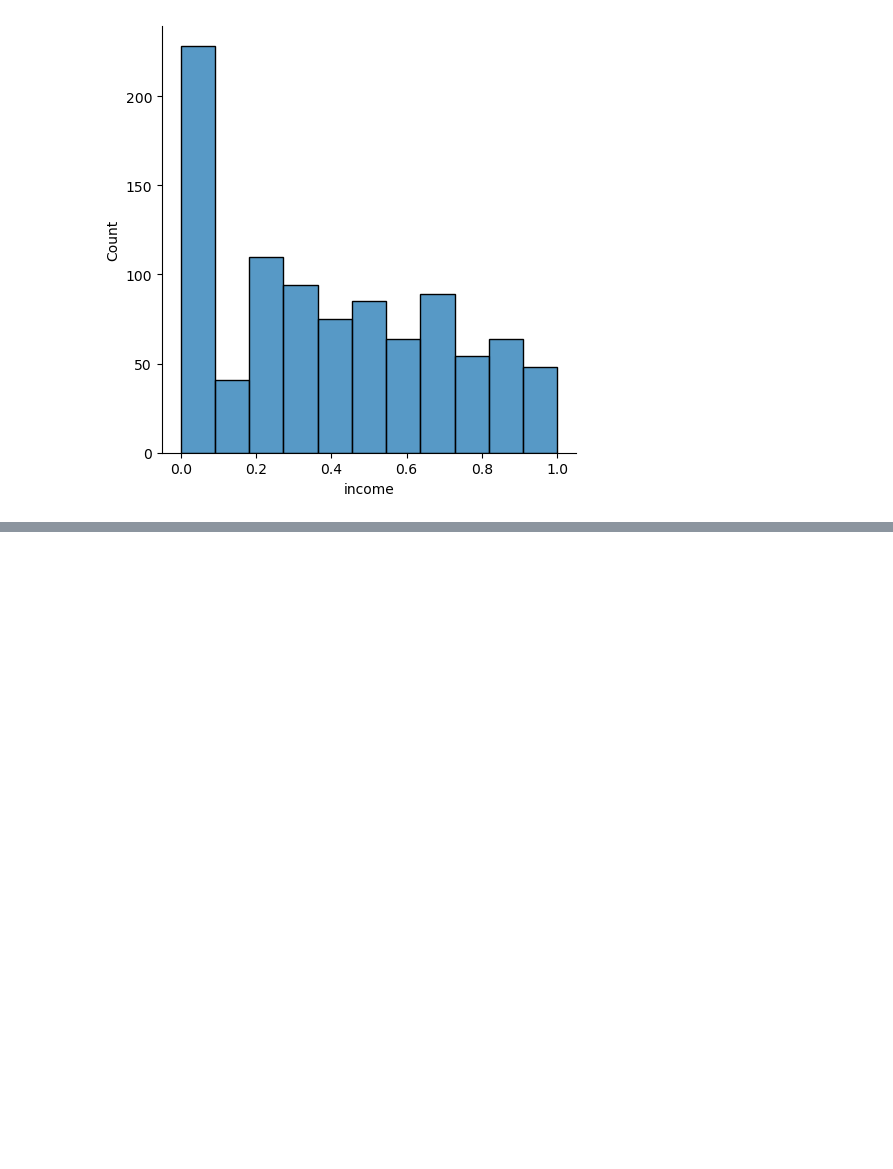
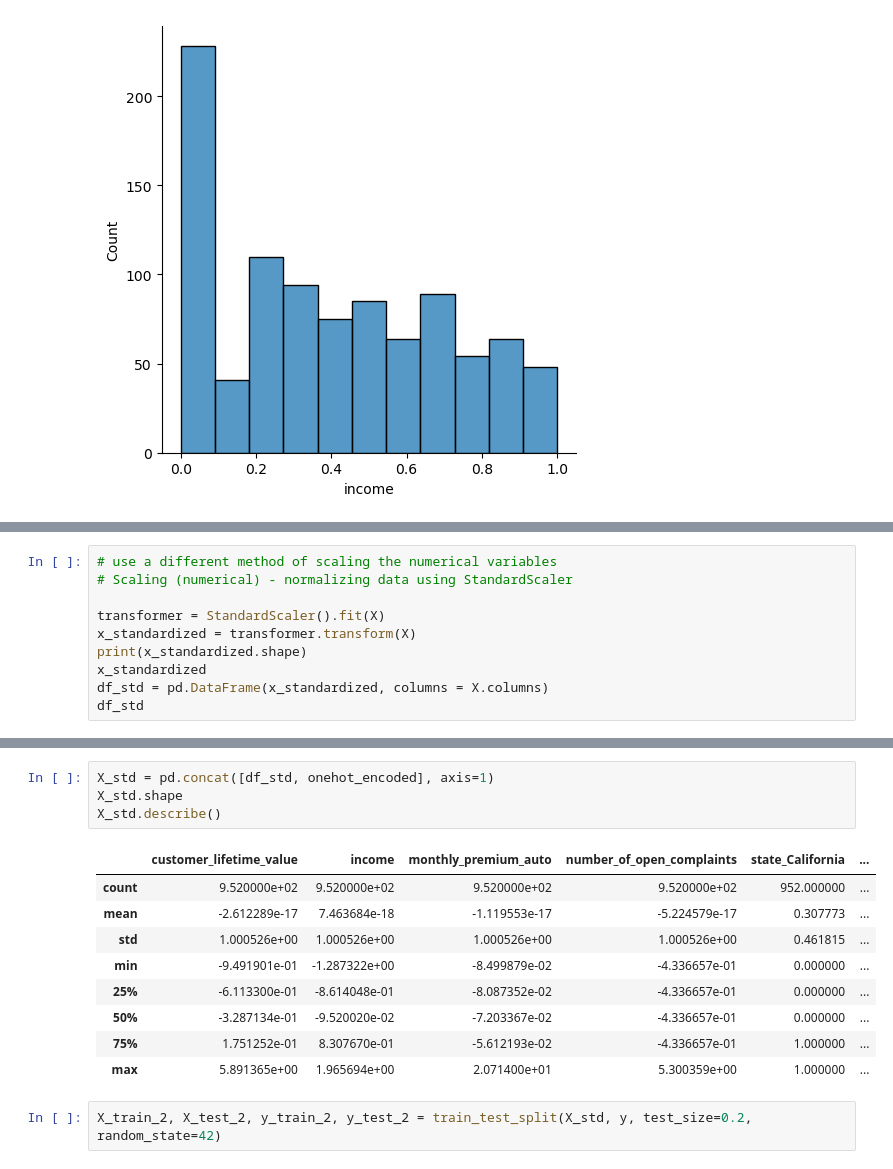
Before and after one commit to SuperAmy99/lab-dw-data-cleaning-and-formatting, a Jupyter notebook: lab-dw-data-cleaning-and-formatting.ipynb, the cells around one changed output, grey strips where cells are left out. Drawn from its saved outputs; the diff is of its cells as text; blank space fills up the shorter version.

```diff
--- a/lab-dw-data-cleaning-and-formatting.ipynb
+++ b/lab-dw-data-cleaning-and-formatting.ipynb
@@ -501,0 +664,10 @@ plt.show()
+# %%
+# use a different method of scaling the numerical variables
+# Scaling (numerical) - normalizing data using StandardScaler
+
+transformer = StandardScaler().fit(X)
+x_standardized = transformer.transform(X)
+print(x_standardized.shape)
+x_standardized
+df_std = pd.DataFrame(x_standardized, columns = X.columns)
+df_std
@@ -501,0 +689,16 @@ plt.show()
+# %%
+X_std = pd.concat([df_std, onehot_encoded], axis=1)
+X_std.shape
+X_std.describe()
+# %% [output]
+|  | customer_lifetime_value | income | monthly_premium_auto | number_of_open_complaints | state_California | ... |
+| count | 9.520000e+02 | 9.520000e+02 | 9.520000e+02 | 9.520000e+02 | 952.000000 | ... |
+| mean | -2.612289e-17 | 7.463684e-18 | -1.119553e-17 | -5.224579e-17 | 0.307773 | ... |
+| std | 1.000526e+00 | 1.000526e+00 | 1.000526e+00 | 1.000526e+00 | 0.461815 | ... |
+| min | -9.491901e-01 | -1.287322e+00 | -8.499879e-02 | -4.336657e-01 | 0.000000 | ... |
+| 25% | -6.113300e-01 | -8.614048e-01 | -8.087352e-02 | -4.336657e-01 | 0.000000 | ... |
+| 50% | -3.287134e-01 | -9.520020e-02 | -7.203367e-02 | -4.336657e-01 | 0.000000 | ... |
+| 75% | 1.751252e-01 | 8.307670e-01 | -5.612193e-02 | -4.336657e-01 | 1.000000 | ... |
+| max | 5.891365e+00 | 1.965694e+00 | 2.071400e+01 | 5.300359e+00 | 1.000000 | ... |
+# %%
+X_train_2, X_test_2, y_train_2, y_test_2 = train_test_split(X_std, y, test_size=0.2, random_state=42)
```
Also changed, not shown: parts of 38 cells of this notebook.
